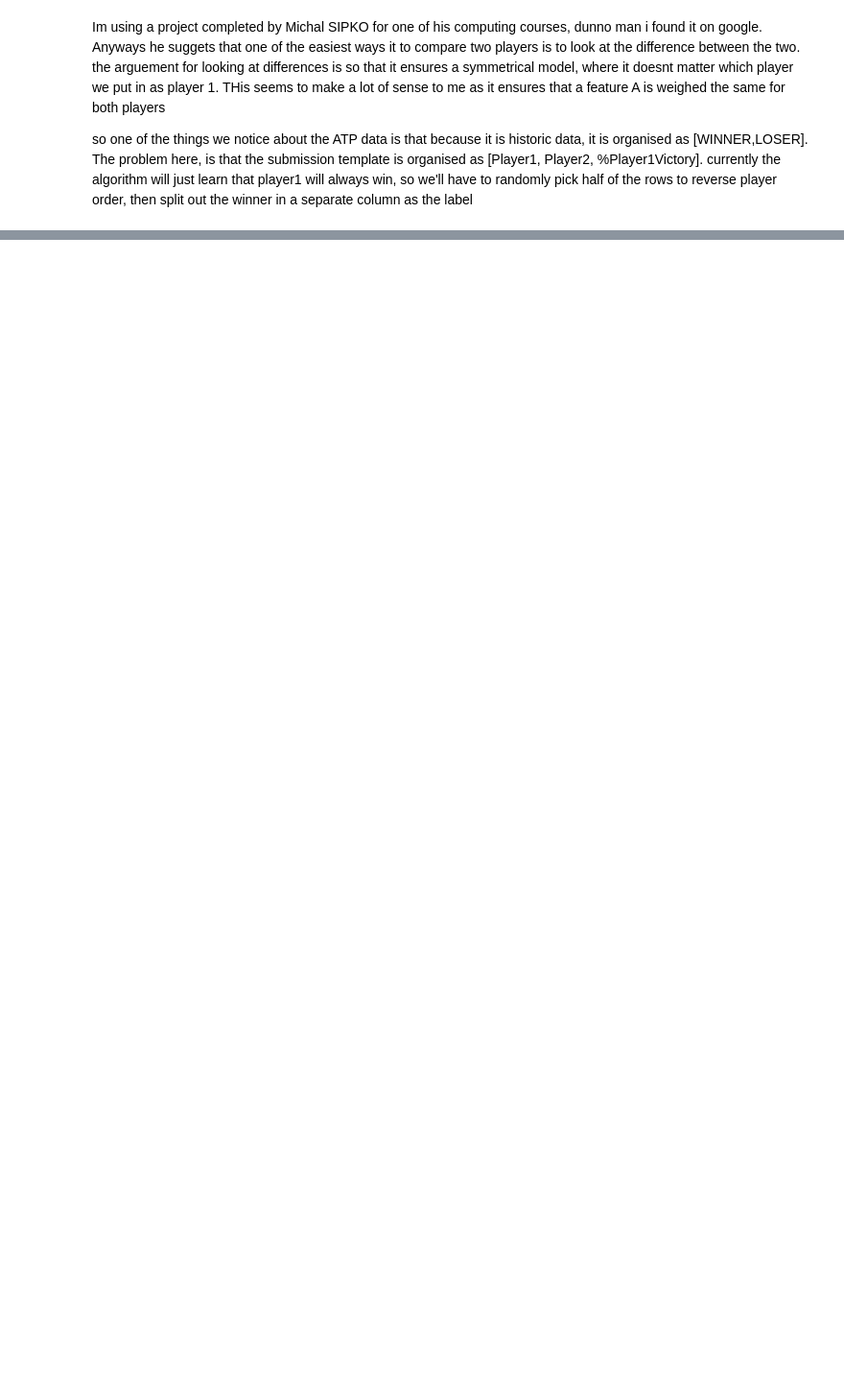
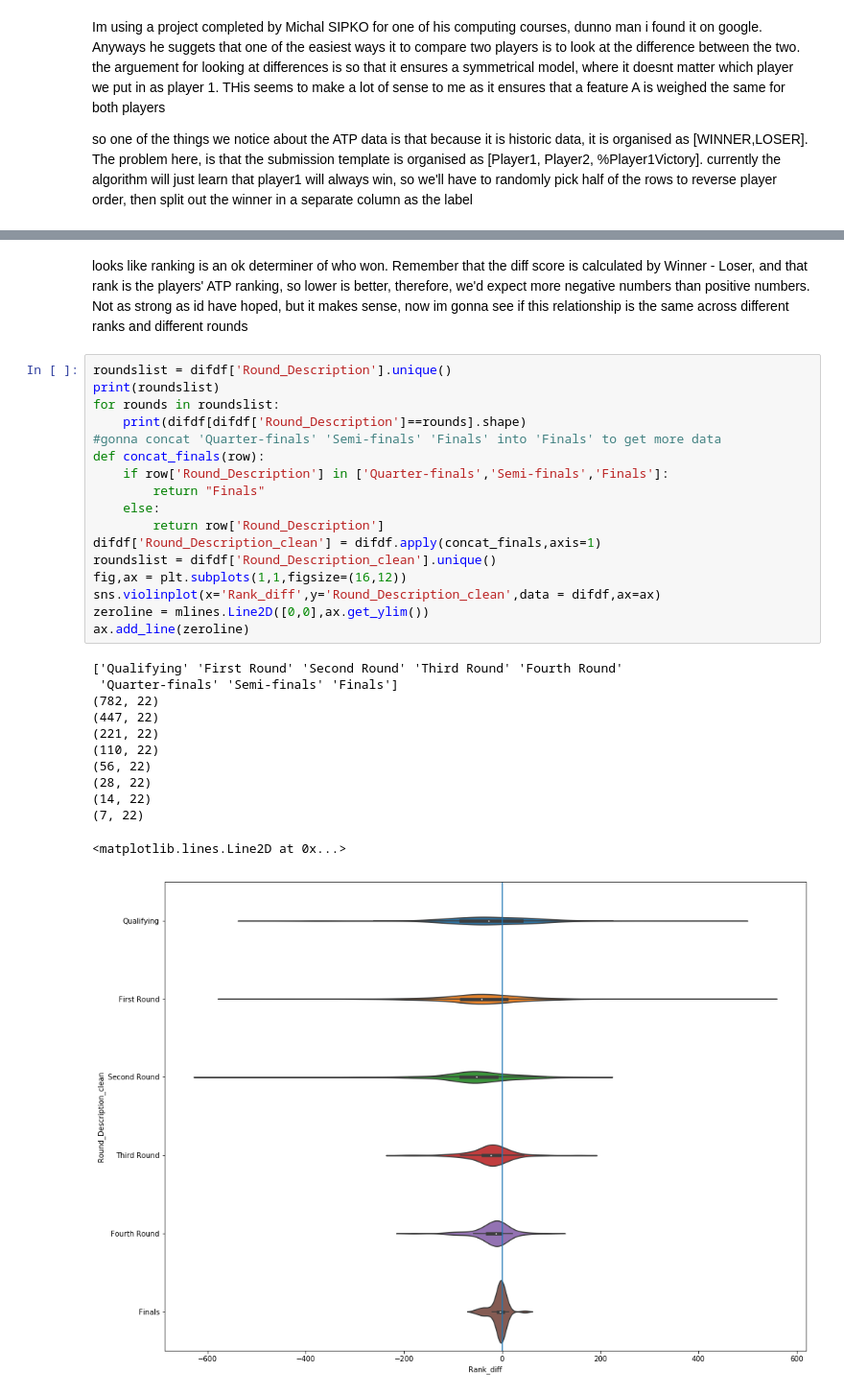
Before and after one commit to HughCZhao/betfairproject, a Jupyter notebook: wrangleData.ipynb, the cells around one changed output, grey strips where cells are left out. Shown at 96% size. Saved outputs shown, nothing was run; the diff lists cells and outputs as text; blank space fills up the shorter version.

```diff
--- a/wrangleData.ipynb
+++ b/wrangleData.ipynb
@@ -235,0 +300,32 @@ display(difdf.head())
+# %% [markdown]
+looks like ranking is an ok determiner of who won. Remember that the diff score is calculated by Winner - Loser, and that rank is the players' ATP ranking, so lower is better, therefore, we'd expect more negative numbers than positive numbers. Not as strong as id have hoped, but it makes sense, now im gonna see if this relationship is the same across different ranks and different rounds
+# %%
+roundslist = difdf['Round_Description'].unique()
+print(roundslist)
+for rounds in roundslist:
+    print(difdf[difdf['Round_Description']==rounds].shape)
+#gonna concat 'Quarter-finals' 'Semi-finals' 'Finals' into 'Finals' to get more data
+def concat_finals(row):
+    if row['Round_Description'] in ['Quarter-finals','Semi-finals','Finals']:
+        return "Finals"
+    else:
+        return row['Round_Description']
+difdf['Round_Description_clean'] = difdf.apply(concat_finals,axis=1)
+roundslist = difdf['Round_Description_clean'].unique()
+fig,ax = plt.subplots(1,1,figsize=(16,12))
+sns.violinplot(x='Rank_diff',y='Round_Description_clean',data = difdf,ax=ax)
+zeroline = mlines.Line2D([0,0],ax.get_ylim())
+ax.add_line(zeroline)
+# %% [output]
+['Qualifying' 'First Round' 'Second Round' 'Third Round' 'Fourth Round'
+ 'Quarter-finals' 'Semi-finals' 'Finals']
+(782, 22)
+(447, 22)
+(221, 22)
+(110, 22)
+(56, 22)
+(28, 22)
+(14, 22)
+(7, 22)
+<matplotlib.lines.Line2D at 0x...>
+[figure, added]
```
Also changed, not shown: parts of 9 cells of this notebook.
